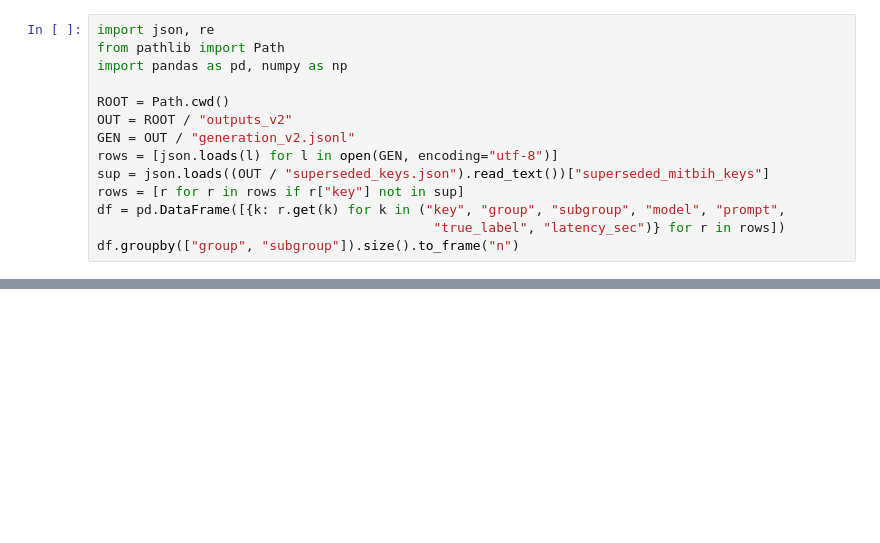
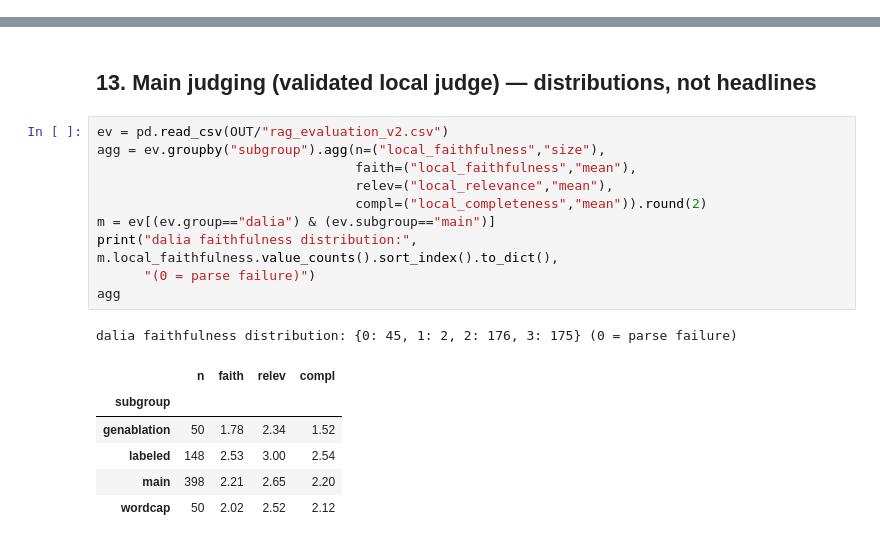
Before and after one commit to TanvirTurja/rag-generation-for-continous-anomaly-alerts, a Jupyter notebook: rag_v2.ipynb, the cells around one changed output, grey strips where cells are left out. Drawn from its saved outputs; the diff is of its cells as text; blank space fills up the shorter version.

Commit message:
fix/v2: rebuild notebooks as genuine step-by-step pipelines (detection 14 cells, rag 21 cells, all executed, per-fold/per-subject/live-LLM outputs visible; caches only speed re-runs)

```diff
--- a/rag_v2.ipynb
+++ b/rag_v2.ipynb
@@ -21,14 +0,0 @@ and `scripts/v2/judge_eval_v2.py` when artifacts are missing (GPU generation
-# %%
-import json, re
-from pathlib import Path
-import pandas as pd, numpy as np
-
-ROOT = Path.cwd()
-OUT = ROOT / "outputs_v2"
-GEN = OUT / "generation_v2.jsonl"
-rows = [json.loads(l) for l in open(GEN, encoding="utf-8")]
-sup = json.loads((OUT / "superseded_keys.json").read_text())["superseded_mitbih_keys"]
-rows = [r for r in rows if r["key"] not in sup]
-df = pd.DataFrame([{k: r.get(k) for k in ("key", "group", "subgroup", "model", "prompt",
-                                           "true_label", "latency_sec")} for r in rows])
-df.groupby(["group", "subgroup"]).size().to_frame("n")
@@ -202,0 +557,20 @@ adjudicates these findings with human raters.
+# %% [markdown]
+## 13. Main judging (validated local judge) — distributions, not headlines
+# %%
+ev = pd.read_csv(OUT/"rag_evaluation_v2.csv")
+agg = ev.groupby("subgroup").agg(n=("local_faithfulness","size"),
+                                 faith=("local_faithfulness","mean"),
+                                 relev=("local_relevance","mean"),
+                                 compl=("local_completeness","mean")).round(2)
+m = ev[(ev.group=="dalia") & (ev.subgroup=="main")]
+print("dalia faithfulness distribution:", m.local_faithfulness.value_counts().sort_index().to_dict(),
+      "(0 = parse failure)")
+agg
+# %% [output]
+dalia faithfulness distribution: {0: 45, 1: 2, 2: 176, 3: 175} (0 = parse failure)
+|  | n | faith | relev | compl |
+| subgroup |  |  |  |  |
+| genablation | 50 | 1.78 | 2.34 | 1.52 |
+| labeled | 148 | 2.53 | 3.00 | 2.54 |
+| main | 398 | 2.21 | 2.65 | 2.20 |
+| wordcap | 50 | 2.02 | 2.52 | 2.12 |
```
Also changed, not shown: parts of 61 cells of this notebook, 2 other files.
